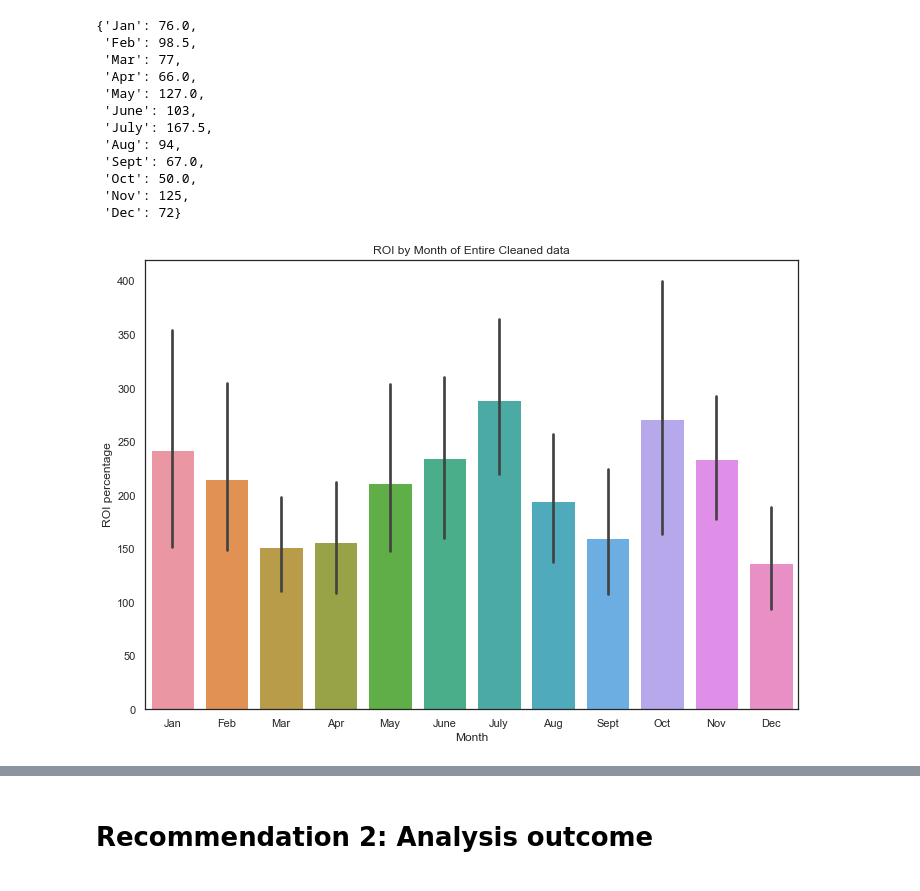
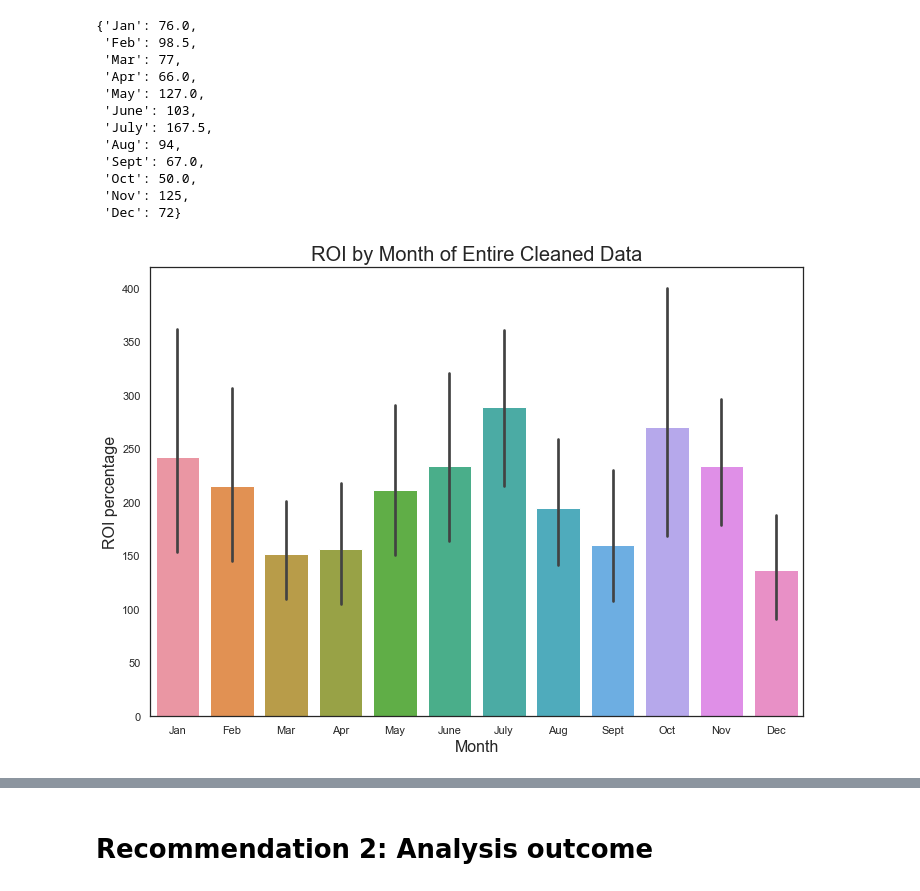
Before and after one commit to charlesmpan/FilmStudioMovieRec, a Jupyter notebook: final_notebook_kev_update_after_ben.ipynb, the cells around one changed output, grey strips where cells are left out. Cells and saved outputs as stored; diff of their text form; code cells hidden in the pictures.

```diff
--- a/final_notebook_kev_update_after_ben.ipynb
+++ b/final_notebook_kev_update_after_ben.ipynb
@@ -296,16 +278,19 @@ month_median
 # %%
 df = pd.DataFrame({'Month': Month,
                    'ROI': ROI,})
 #set seaborn plotting aesthetics
 sns.set(style='white')
 
-#create grouped bar chart
+
 ax = sns.barplot(x='Month', y='ROI',  data=df)
 sns.set(rc={'figure.figsize':(11.7,8.27)})
-ax.set(ylabel='ROI percentage',title='ROI by Month of Entire Cleaned data')
-ax.set_xticklabels(month_list);
+ax.set_ylabel('ROI percentage',fontsize = 16)
+ax.set_xlabel('Month',fontsize = 16)
+ax.set_title('ROI by Month of Entire Cleaned Data',fontsize = 20)
+ax.set_xticklabels(month_list)
+plt.savefig('fulldata_ROI_month.png', bbox_inches='tight');
 # %% [output]
-[figure, old version]
+[figure, new version]
 # %%
 df2 = pd.DataFrame({'Month': month_median.keys(),
                    'ROI': month_median.values(),})
```
Also changed, not shown: parts of 6 cells of this notebook, 11 other files.
